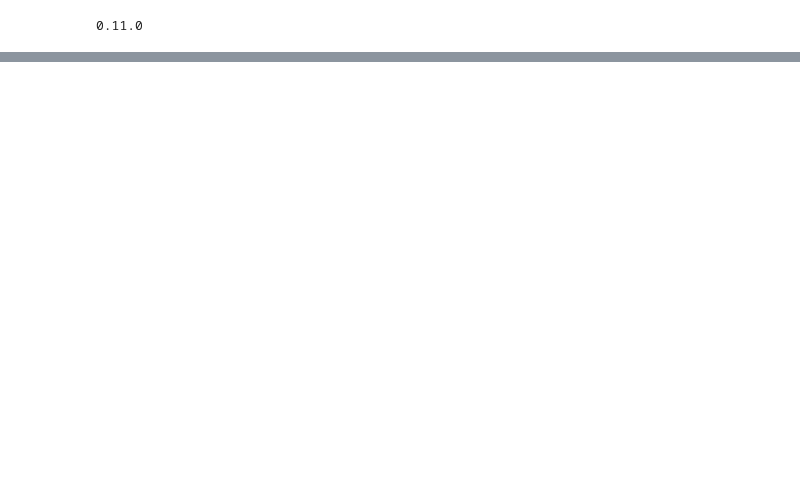
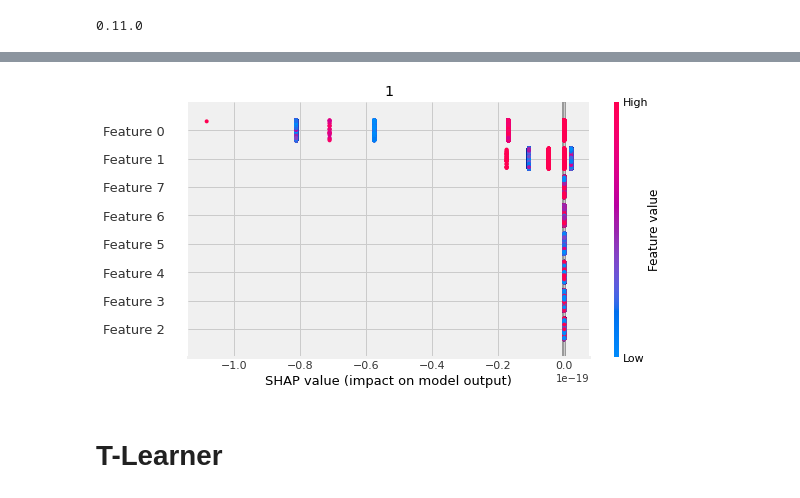
Before and after one commit to ryotoitoi/econome_ml_demo, a Jupyter notebook: notebook/mail_demo/mail_causalml.ipynb, the cells around one changed output, grey strips where cells are left out. Saved outputs shown, nothing was run; the diff lists cells and outputs as text; code cells hidden in the pictures; blank space fills up the shorter version.

```diff
--- a/notebook/mail_demo/mail_causalml.ipynb
+++ b/notebook/mail_demo/mail_causalml.ipynb
@@ -43,0 +156,10 @@ mail.head()
+# %%
+# Using SHAP
+shap_slearner = learner_s.get_shap_values(X=X, tau=slearner_tau)
+
+# Plot shap values without specifying shap_dict
+learner_s.plot_shap_values(X=X, shap_dict=shap_slearner)
+# %% [output]
+[figure, added]
+# %% [markdown]
+# T-Learner
```
Also changed, not shown: parts of 13 cells of this notebook, 1 other file.
